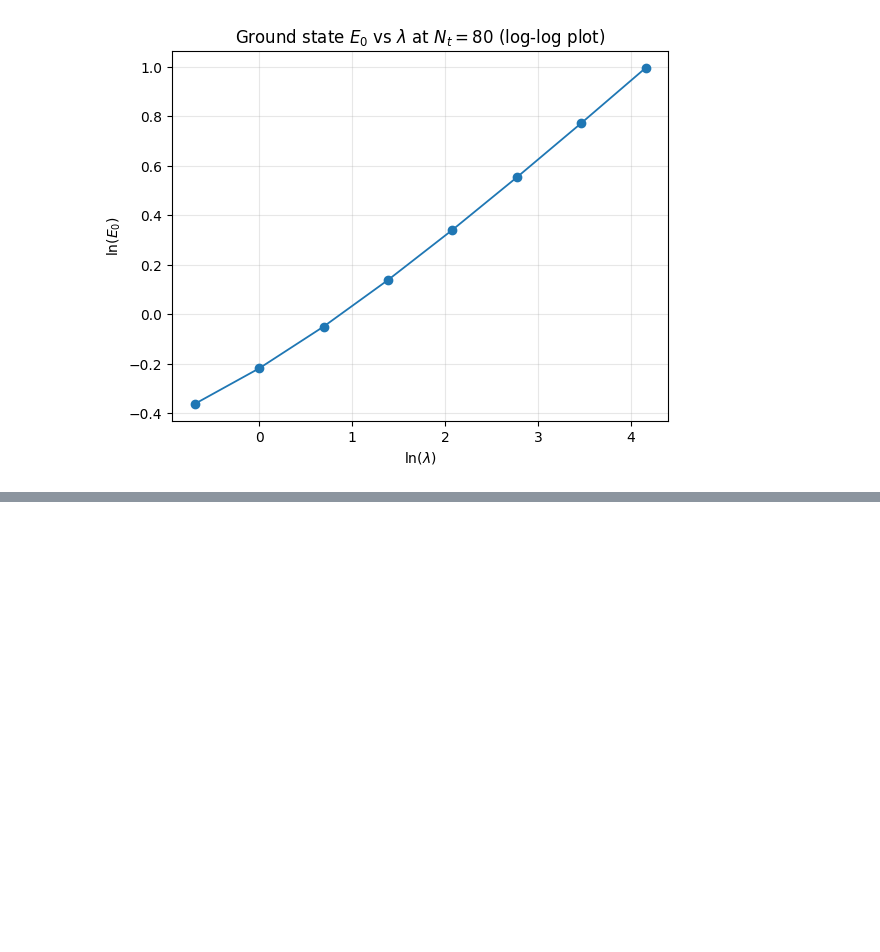
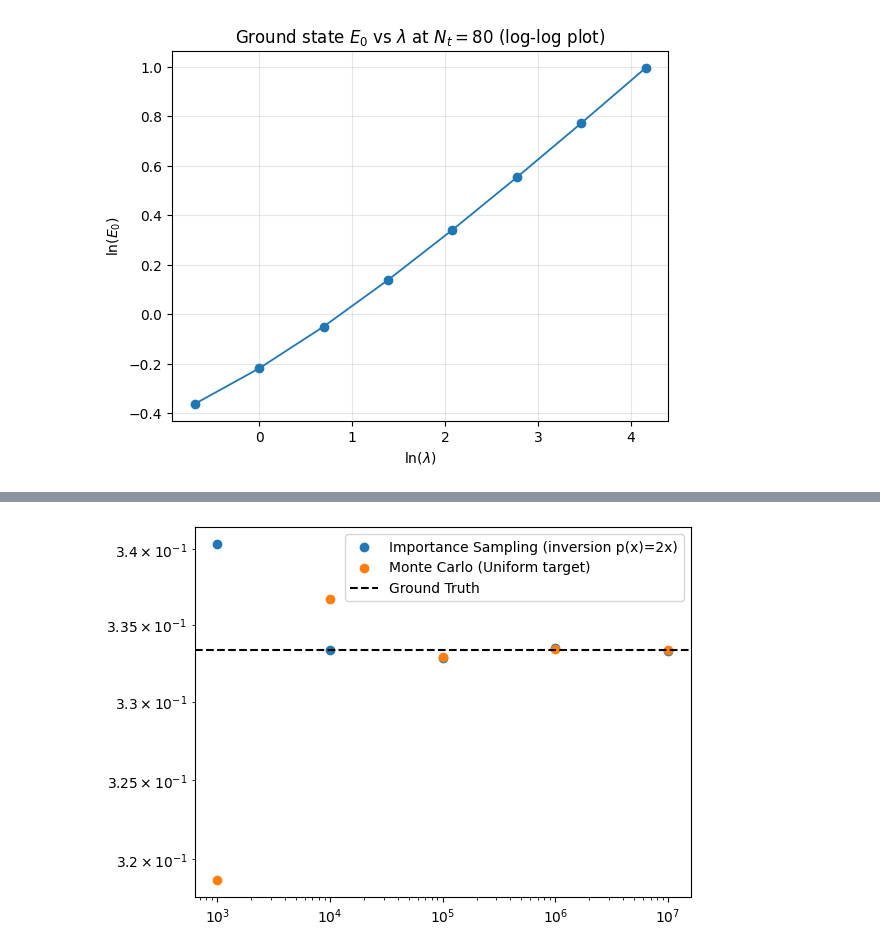
Before and after one commit to JacobGraham6489/physics-7321, a Jupyter notebook: Homeworks/HW 3 Jacob Graham.ipynb, the cells around one changed output, grey strips where cells are left out. Cells and saved outputs as stored; diff of their text form; code cells hidden in the pictures; blank space fills up the shorter version.

```diff
--- a/Homeworks/HW 3 Jacob Graham.ipynb
+++ b/Homeworks/HW 3 Jacob Graham.ipynb
@@ -110,0 +125,56 @@ plt.grid(alpha=0.3)
+# %%
+# 3.1 (Uniform Monte Carlo vs. Importance Sampling with inversion)
+
+# --- Uniform Monte Carlo (baseline) ---
+# Goal: estimate I = ∫_0^1 f(x) dx when the target density is uniform t(x) = 1 on [0,1].
+# Draw X ~ Unif(0,1). By the Law of Large Numbers, the sample mean → expected value as N → ∞:
+#     I = ∫_0^1 f(x) t(x) dx = E_t[f(X)]  ≈  (1/N) ∑_{i=1}^N f(X_i),   X_i ~ Unif(0,1).
+# This estimator is simple and unbiased. Its variance is:
+#     Var(Ī_MC) = (1/N) Var_t(f(X)) = (1/N) [ E_t(f(X)^2) - (E_t[f(X)])^2 ] = (1/N) [E_t(f(X)^2) - I^2] = (1/N) [ ∫_0^1 f(x)^2 dx − I^2] (high variance if f varies a lot over [0,1].)
+
+# --- Importance Sampling (variance reduction) ---
+# Idea: sample from a proposal pdf p(x) on [0,1] that places more mass where |f(x)| is large, then reweight to keep the same target integral.
+# Let w(x) = t(x)/p(x). Since t(x)=1 on [0,1]:
+#     I = ∫ f(x) t(x) dx = ∫ f(x) w(x) p(x) dx = E_{X~p}[ f(X) w(X) ].
+# Monte Carlo estimator:
+#     Ī_IS = (1/N) ∑ f(X_i) w(X_i),   X_i ~ p.
+# Variance (assuming normalized t and p):
+#     Var(Ī_IS) = (1/N) [ E_p( (f(X) w(X))^2 ) - I^2 ] = (1/N) [ ∫ f(x)^2 t(x)^2 / p(x) dx - I^2 ] (if p ~ |f| (or |f|·t), typically lower variance than uniform MC)
+
+# --- Inversion Sampling (to draw from nonuniform distribution p(x) on [0,1]) ---
+# If U ~ Unif(0,1) and F_p is a CDF with inverse F_p^{-1}, then X = F_p^{-1}(U) has PDF p(x) = dF_p/dx.
+# Conversely, given p(x), compute its CDF F_p(x) = ∫_0^x p(t) dt, then invert to get F_p^{-1} (this may be analytical or numerical).
+
+rng = np.random.default_rng(0)  # create a random number generator (seed = 0, so results are same each run)
+f = lambda x: x**2  # integrand
+
+def monte_carlo_uniform(f, N, rng):
+    # uniform MC: X_i ~ Unif(0,1), estimate I ≈ mean(f(X_i))
+    x = rng.random(size=N) # N samples x_i ~ Unif(0,1)
+    return f(x).mean() # (1/N) ∑_{i=1}^N f(x_i) = unbiased estimate of ∫_0^1 f(x) dx
+
+def importance_sampling_inversion(f, N, rng):
+    # p(x)∝ x → p(x) = 2x on [0,1] with CDF F_p(x) = ∫_0^x f(t) dt = x^2 ⇒ X = √U
+    # For this p, w(x) = 1/p(x) = 1/(2x), so each IS term is f(X) / (2X)
+    u = rng.random(size=N) # u_i ~ Unif(0,1)
+    x = np.sqrt(u) # x_i = √u_i
+    weights = f(x) / (2.0 * x) # f(x_i) * t(x_i)/p(x_i)
+    return weights.mean() # (1/N) ∑ f(x_i) w(x_i) = unbiased IS estimate of ∫_0^1 f(x) dx
+
+imp, mc = [], []
+ns = [10**k for k in range(3, 8)] # N = 1e3, 1e4, ..., 1e7
+for n in ns:
+    imp.append(importance_sampling_inversion(f, n, rng))
+    mc.append(monte_carlo_uniform(f, n, rng))
+
+ground_truth = 1/3 # ∫_0^1 x^2 dx = 1/3
+
+# Plot: estimates vs N (log-log); both should approach the ground truth line.
+plt.scatter(ns, imp, label='Importance Sampling (inversion p(x)=2x)')
+plt.scatter(ns, mc, label='Monte Carlo (Uniform target)')
+plt.axhline(ground_truth, color='k', linestyle='--', label='Ground Truth')
+plt.legend()
+plt.yscale('log') # visualize convergence across magnitudes
+plt.xscale('log')
+# %% [output]
+[figure, added]
```
Also changed, not shown: parts of 11 cells of this notebook, 2 other files.
